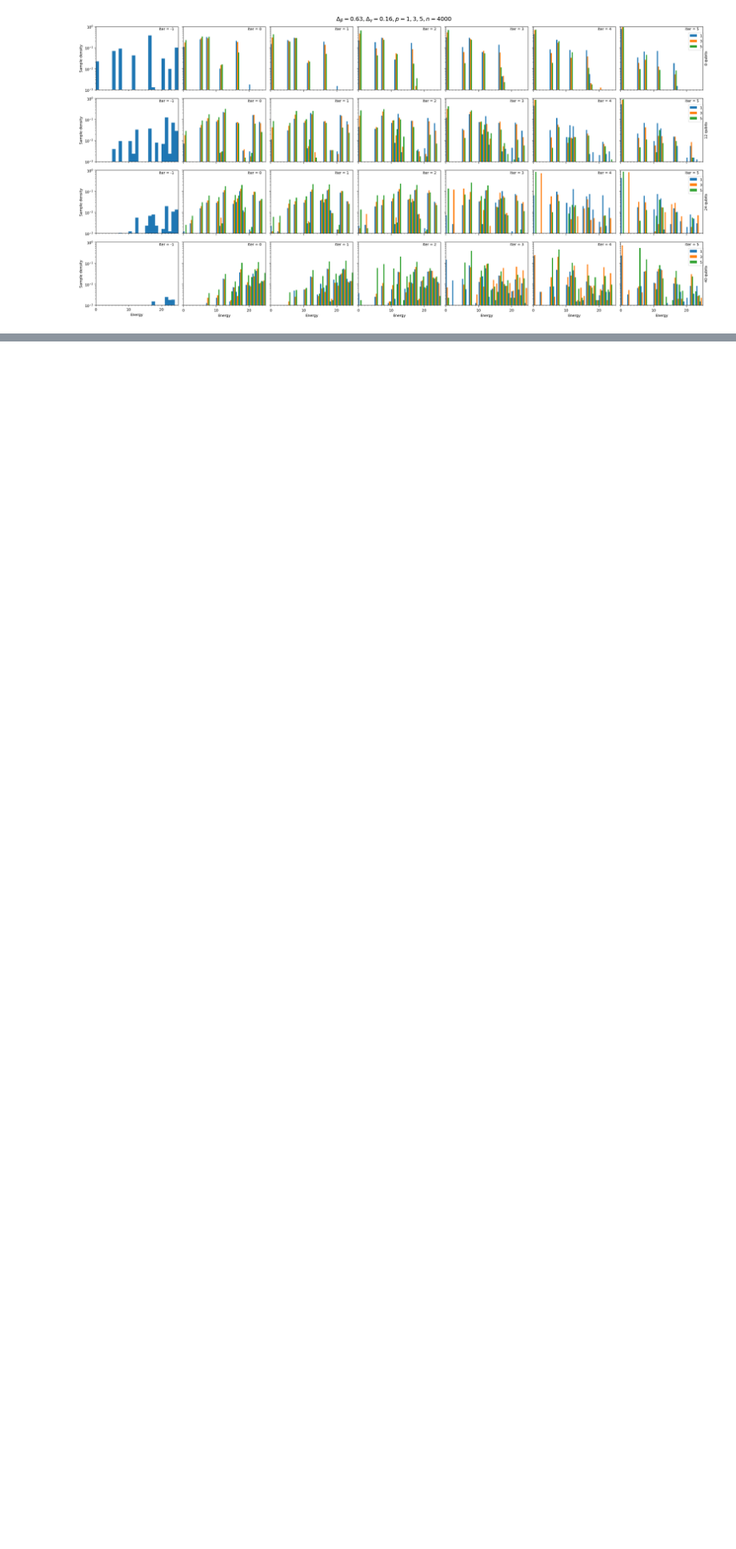
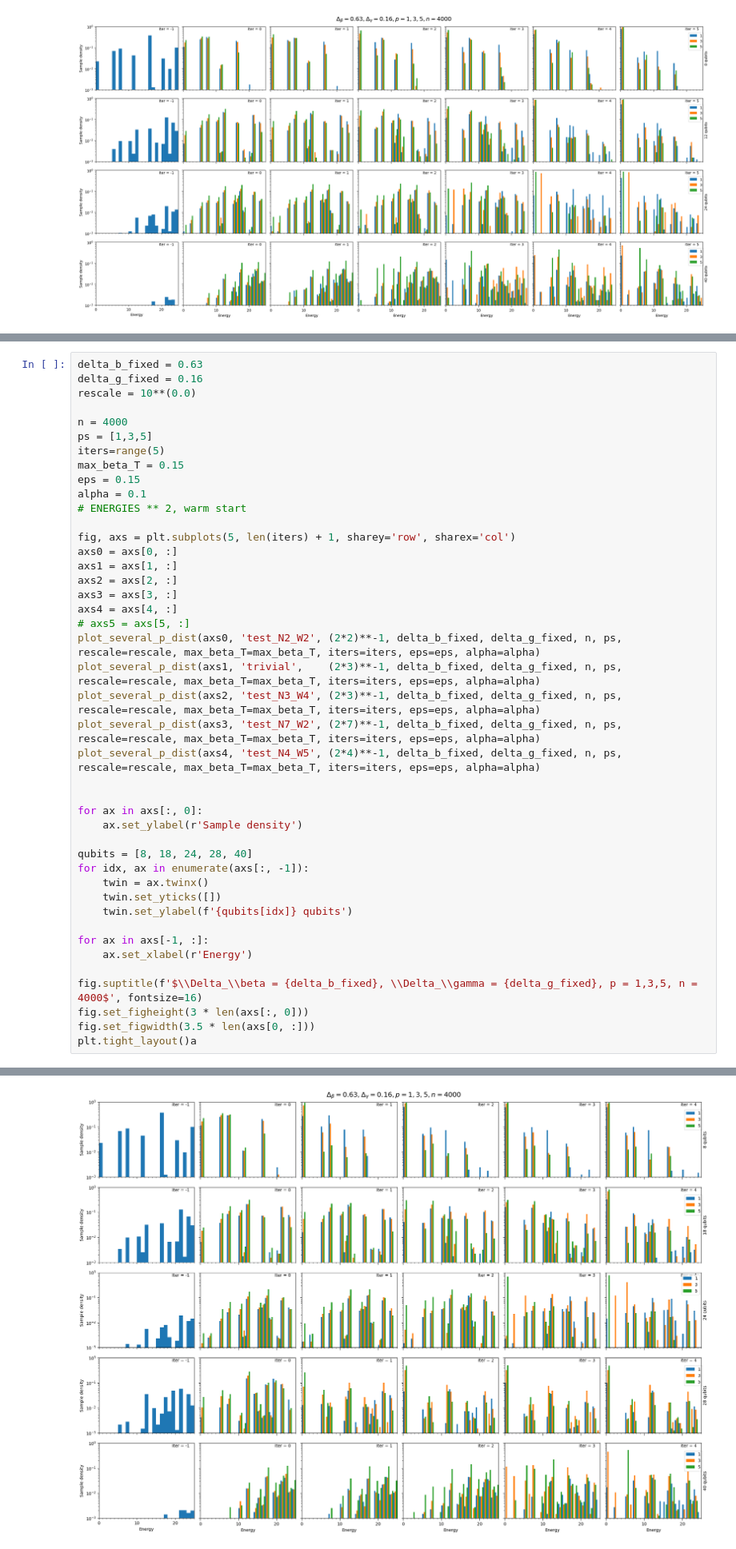
Before and after one commit to JoshCudby/quantum_pangenomics, a Jupyter notebook: new_qubo_formulation/qubo_qaoa/nonvariational/plot_nonvariational.ipynb, the cells around one changed output, grey strips where cells are left out. Shown at 80% size. Drawn from its saved outputs; the diff is of its cells as text; blank space fills up the shorter version.

```diff
--- a/new_qubo_formulation/qubo_qaoa/nonvariational/plot_nonvariational.ipynb
+++ b/new_qubo_formulation/qubo_qaoa/nonvariational/plot_nonvariational.ipynb
@@ -604,3 +598,47 @@ plt.tight_layout()
 3 [('10000000000000000100000000000000000000000100000000000000000001000000000000000001', 23), ('10000000000000000000000000000000000000000100000000000000000001000000000000000001', 16)]
 5 [('01000000000000000000010000000000000000000100000000000000000001000000000000000001', 543), ('01000000000000000001010000000000000000000100000000000000000001000000000000000001', 48)]
 [figure]
+# %%
+delta_b_fixed = 0.63
+delta_g_fixed = 0.16
+rescale = 10**(0.0)
+
+n = 4000
+ps = [1,3,5]
+iters=range(5)
+max_beta_T = 0.15
+eps = 0.15
+alpha = 0.1
+# ENERGIES ** 2, warm start
+
+fig, axs = plt.subplots(5, len(iters) + 1, sharey='row', sharex='col')
+axs0 = axs[0, :]
+axs1 = axs[1, :]
+axs2 = axs[2, :]
+axs3 = axs[3, :]
+axs4 = axs[4, :]
+# axs5 = axs[5, :]
+plot_several_p_dist(axs0, 'test_N2_W2', (2*2)**-1, delta_b_fixed, delta_g_fixed, n, ps, rescale=rescale, max_beta_T=max_beta_T, iters=iters, eps=eps, alpha=alpha)
+plot_several_p_dist(axs1, 'trivial',    (2*3)**-1, delta_b_fixed, delta_g_fixed, n, ps, rescale=rescale, max_beta_T=max_beta_T, iters=iters, eps=eps, alpha=alpha)
+plot_several_p_dist(axs2, 'test_N3_W4', (2*3)**-1, delta_b_fixed, delta_g_fixed, n, ps, rescale=rescale, max_beta_T=max_beta_T, iters=iters, eps=eps, alpha=alpha)
+plot_several_p_dist(axs3, 'test_N7_W2', (2*7)**-1, delta_b_fixed, delta_g_fixed, n, ps, rescale=rescale, max_beta_T=max_beta_T, iters=iters, eps=eps, alpha=alpha)
+plot_several_p_dist(axs4, 'test_N4_W5', (2*4)**-1, delta_b_fixed, delta_g_fixed, n, ps, rescale=rescale, max_beta_T=max_beta_T, iters=iters, eps=eps, alpha=alpha)
+
+
+for ax in axs[:, 0]:
+    ax.set_ylabel(r'Sample density')
+
+qubits = [8, 18, 24, 28, 40]
+for idx, ax in enumerate(axs[:, -1]):
+    twin = ax.twinx()
+    twin.set_yticks([])
+    twin.set_ylabel(f'{qubits[idx]} qubits')
+
+for ax in axs[-1, :]:
+    ax.set_xlabel(r'Energy')
+
+fig.suptitle(f'$\\Delta_\\beta = {delta_b_fixed}, \\Delta_\\gamma = {delta_g_fixed}, p = 1,3,5, n = 4000$', fontsize=16)
+fig.set_figheight(3 * len(axs[:, 0]))
+fig.set_figwidth(3.5 * len(axs[0, :]))
+plt.tight_layout()a
+# %% [output]
@@ -606,0 +660 @@ plt.tight_layout()
+[figure, added]
```
Also changed, not shown: parts of 6 cells of this notebook, 6 other files.
